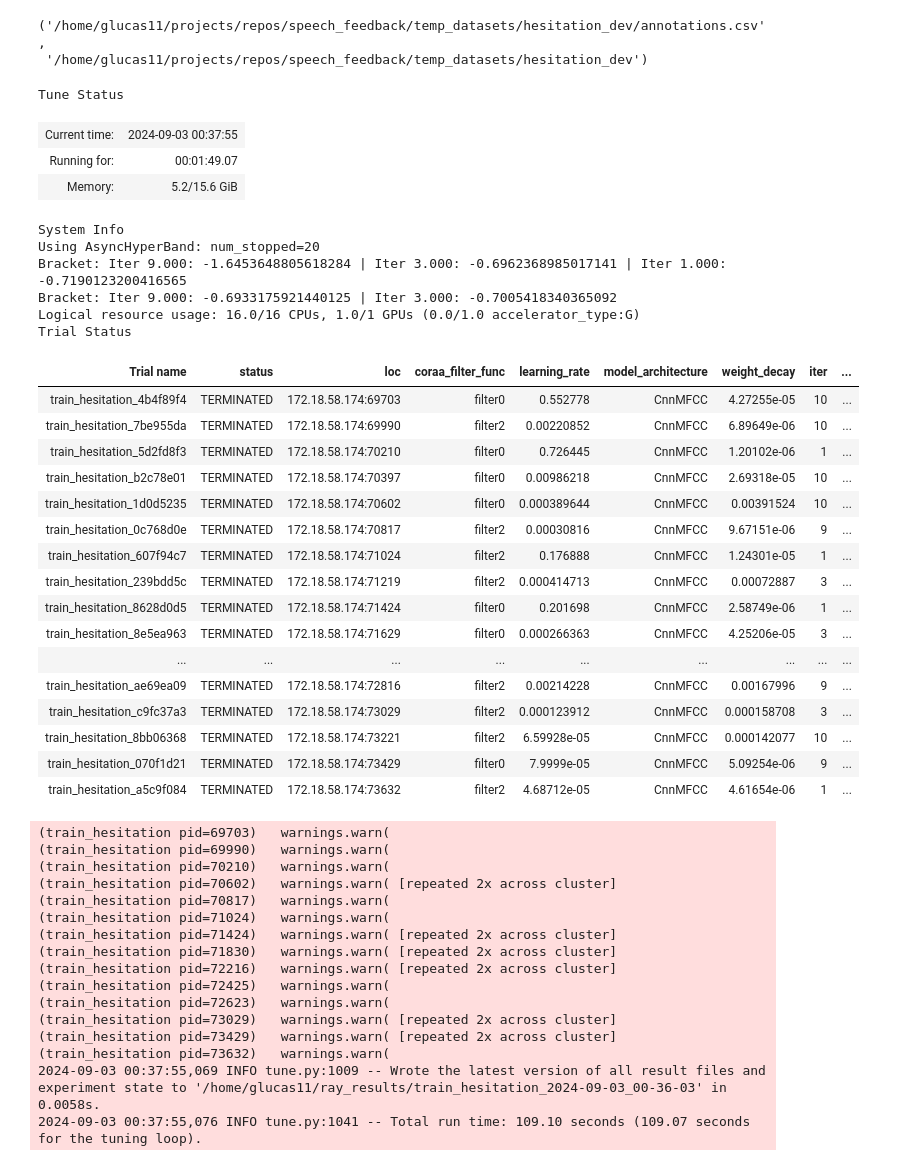
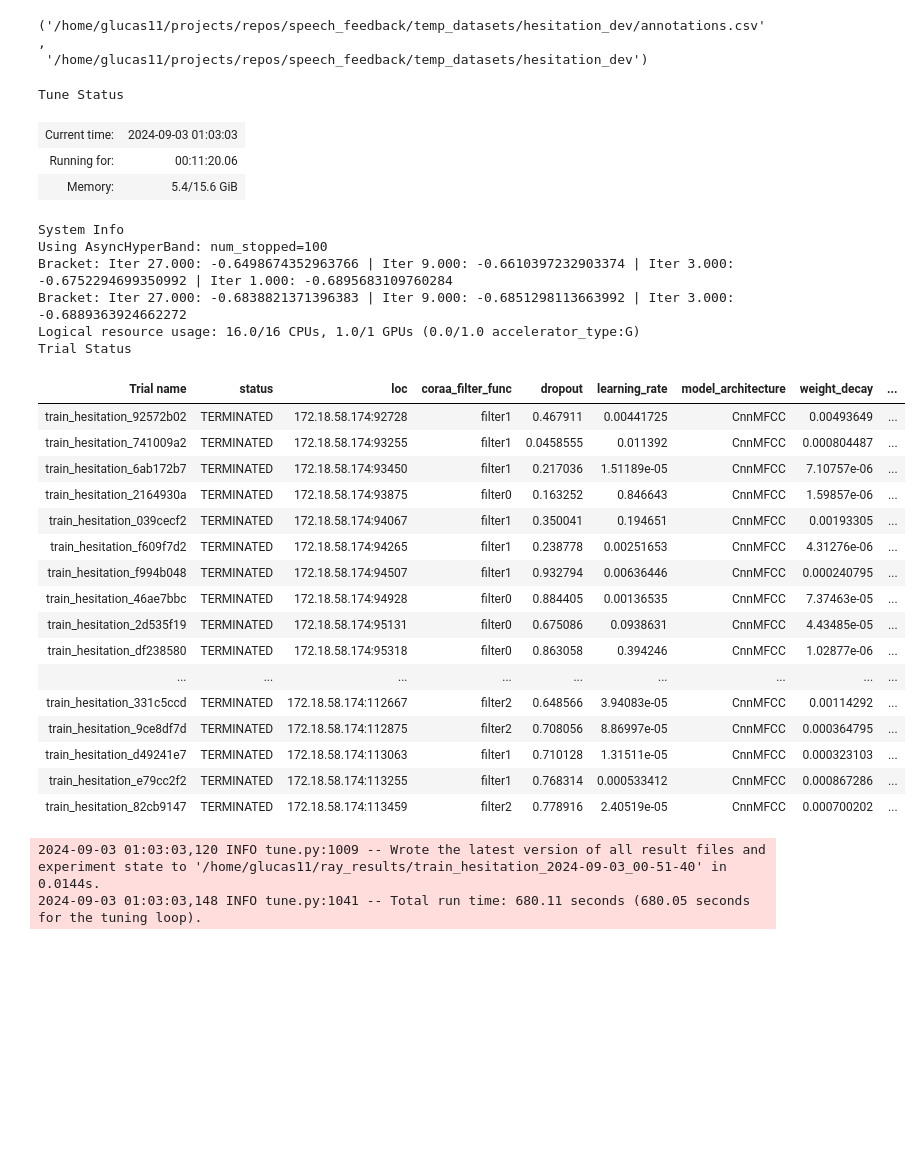
Before and after one commit to glucard/speech_feedback, a Jupyter notebook: hesitation_classifier.ipynb, the cells around one changed output. Saved outputs shown, nothing was run; the diff lists cells and outputs as text; code cells hidden in the pictures; blank space fills up the shorter version.

Commit message:
after train outputs

```diff
--- a/hesitation_classifier.ipynb
+++ b/hesitation_classifier.ipynb
@@ -211,7 +211,7 @@ asas_scheduler = ASHAScheduler(
 	time_attr='training_iteration',
 	metric=metric,
 	mode=mode,
-	max_t=10,
+	max_t=30,
 	grace_period=1,
 	reduction_factor=3,
 	brackets=2
@@ -219,60 +219,46 @@ asas_scheduler = ASHAScheduler(
 # %%
 trainable_with_resources = tune.with_resources(train_hesitation, {"cpu": max_cpus, "gpu": max_gpus})
 
 tuner = tune.Tuner(
 	trainable_with_resources,
 	tune_config=tune.TuneConfig(
-		num_samples=20,
+		num_samples=100,
 		search_alg=optuna_search,
 		scheduler=asas_scheduler
 	),
 	param_space=config,
 )
 results = tuner.fit()
 # %% [output]
 Tune Status
-| Current time: | 2024-09-03 00:37:55 |
-| Running for: | 00:01:49.07 |
-| Memory: | 5.2/15.6 GiB |
+| Current time: | 2024-09-03 01:03:03 |
+| Running for: | 00:11:20.06 |
+| Memory: | 5.4/15.6 GiB |
 System Info
-Using AsyncHyperBand: num_stopped=20
-Bracket: Iter 9.000: -1.6453648805618284 | Iter 3.000: -0.6962368985017141 | Iter 1.000: -0.7190123200416565
-Bracket: Iter 9.000: -0.6933175921440125 | Iter 3.000: -0.7005418340365092
+Using AsyncHyperBand: num_stopped=100
+Bracket: Iter 27.000: -0.6498674352963766 | Iter 9.000: -0.6610397232903374 | Iter 3.000: -0.6752294699350992 | Iter 1.000: -0.6895683109760284
+Bracket: Iter 27.000: -0.6838821371396383 | Iter 9.000: -0.6851298113663992 | Iter 3.000: -0.6889363924662272
 Logical resource usage: 16.0/16 CPUs, 1.0/1 GPUs (0.0/1.0 accelerator_type:G)
 Trial Status
-| Trial name | status | loc | coraa_filter_func | learning_rate | model_architecture | weight_decay | iter | ... |
-| train_hesitation_4b4f89f4 | TERMINATED | 172.18.58.174:69703 | filter0 | 0.552778 | CnnMFCC | 4.27255e-05 | 10 | ... |
-| train_hesitation_7be955da | TERMINATED | 172.18.58.174:69990 | filter2 | 0.00220852 | CnnMFCC | 6.89649e-06 | 10 | ... |
-| train_hesitation_5d2fd8f3 | TERMINATED | 172.18.58.174:70210 | filter0 | 0.726445 | CnnMFCC | 1.20102e-06 | 1 | ... |
-| train_hesitation_b2c78e01 | TERMINATED | 172.18.58.174:70397 | filter0 | 0.00986218 | CnnMFCC | 2.69318e-05 | 10 | ... |
-| train_hesitation_1d0d5235 | TERMINATED | 172.18.58.174:70602 | filter0 | 0.000389644 | CnnMFCC | 0.00391524 | 10 | ... |
-| train_hesitation_0c768d0e | TERMINATED | 172.18.58.174:70817 | filter2 | 0.00030816 | CnnMFCC | 9.67151e-06 | 9 | ... |
-| train_hesitation_607f94c7 | TERMINATED | 172.18.58.174:71024 | filter2 | 0.176888 | CnnMFCC | 1.24301e-05 | 1 | ... |
-| train_hesitation_239bdd5c | TERMINATED | 172.18.58.174:71219 | filter2 | 0.000414713 | CnnMFCC | 0.00072887 | 3 | ... |
-| train_hesitation_8628d0d5 | TERMINATED | 172.18.58.174:71424 | filter0 | 0.201698 | CnnMFCC | 2.58749e-06 | 1 | ... |
-| train_hesitation_8e5ea963 | TERMINATED | 172.18.58.174:71629 | filter0 | 0.000266363 | CnnMFCC | 4.25206e-05 | 3 | ... |
+| Trial name | status | loc | coraa_filter_func | dropout | learning_rate | model_architecture | weight_decay | ... |
+| train_hesitation_92572b02 | TERMINATED | 172.18.58.174:92728 | filter1 | 0.467911 | 0.00441725 | CnnMFCC | 0.00493649 | ... |
+| train_hesitation_741009a2 | TERMINATED | 172.18.58.174:93255 | filter1 | 0.0458555 | 0.011392 | CnnMFCC | 0.000804487 | ... |
+| train_hesitation_6ab172b7 | TERMINATED | 172.18.58.174:93450 | filter1 | 0.217036 | 1.51189e-05 | CnnMFCC | 7.10757e-06 | ... |
+| train_hesitation_2164930a | TERMINATED | 172.18.58.174:93875 | filter0 | 0.163252 | 0.846643 | CnnMFCC | 1.59857e-06 | ... |
+| train_hesitation_039cecf2 | TERMINATED | 172.18.58.174:94067 | filter1 | 0.350041 | 0.194651 | CnnMFCC | 0.00193305 | ... |
+| train_hesitation_f609f7d2 | TERMINATED | 172.18.58.174:94265 | filter1 | 0.238778 | 0.00251653 | CnnMFCC | 4.31276e-06 | ... |
+| train_hesitation_f994b048 | TERMINATED | 172.18.58.174:94507 | filter1 | 0.932794 | 0.00636446 | CnnMFCC | 0.000240795 | ... |
+| train_hesitation_46ae7bbc | TERMINATED | 172.18.58.174:94928 | filter0 | 0.884405 | 0.00136535 | CnnMFCC | 7.37463e-05 | ... |
+| train_hesitation_2d535f19 | TERMINATED | 172.18.58.174:95131 | filter0 | 0.675086 | 0.0938631 | CnnMFCC | 4.43485e-05 | ... |
+| train_hesitation_df238580 | TERMINATED | 172.18.58.174:95318 | filter0 | 0.863058 | 0.394246 | CnnMFCC | 1.02877e-06 | ... |
 | ... | ... | ... | ... | ... | ... | ... | ... | ... |
-| train_hesitation_ae69ea09 | TERMINATED | 172.18.58.174:72816 | filter2 | 0.00214228 | CnnMFCC | 0.00167996 | 9 | ... |
-| train_hesitation_c9fc37a3 | TERMINATED | 172.18.58.174:73029 | filter2 | 0.000123912 | CnnMFCC | 0.000158708 | 3 | ... |
-| train_hesitation_8bb06368 | TERMINATED | 172.18.58.174:73221 | filter2 | 6.59928e-05 | CnnMFCC | 0.000142077 | 10 | ... |
-| train_hesitation_070f1d21 | TERMINATED | 172.18.58.174:73429 | filter0 | 7.9999e-05 | CnnMFCC | 5.09254e-06 | 9 | ... |
-| train_hesitation_a5c9f084 | TERMINATED | 172.18.58.174:73632 | filter2 | 4.68712e-05 | CnnMFCC | 4.61654e-06 | 1 | ... |
+| train_hesitation_331c5ccd | TERMINATED | 172.18.58.174:112667 | filter2 | 0.648566 | 3.94083e-05 | CnnMFCC | 0.00114292 | ... |
+| train_hesitation_9ce8df7d | TERMINATED | 172.18.58.174:112875 | filter2 | 0.708056 | 8.86997e-05 | CnnMFCC | 0.000364795 | ... |
+| train_hesitation_d49241e7 | TERMINATED | 172.18.58.174:113063 | filter1 | 0.710128 | 1.31511e-05 | CnnMFCC | 0.000323103 | ... |
+| train_hesitation_e79cc2f2 | TERMINATED | 172.18.58.174:113255 | filter1 | 0.768314 | 0.000533412 | CnnMFCC | 0.000867286 | ... |
+| train_hesitation_82cb9147 | TERMINATED | 172.18.58.174:113459 | filter2 | 0.778916 | 2.40519e-05 | CnnMFCC | 0.000700202 | ... |
-(train_hesitation pid=69703)   warnings.warn(
-(train_hesitation pid=69990)   warnings.warn(
-(train_hesitation pid=70210)   warnings.warn(
-(train_hesitation pid=70602)   warnings.warn( [repeated 2x across cluster]
-(train_hesitation pid=70817)   warnings.warn(
-(train_hesitation pid=71024)   warnings.warn(
-(train_hesitation pid=71424)   warnings.warn( [repeated 2x across cluster]
-(train_hesitation pid=71830)   warnings.warn( [repeated 2x across cluster]
-(train_hesitation pid=72216)   warnings.warn( [repeated 2x across cluster]
-(train_hesitation pid=72425)   warnings.warn(
-(train_hesitation pid=72623)   warnings.warn(
-(train_hesitation pid=73029)   warnings.warn( [repeated 2x across cluster]
-(train_hesitation pid=73429)   warnings.warn( [repeated 2x across cluster]
-(train_hesitation pid=73632)   warnings.warn(
-2024-09-03 00:37:55,069 INFO tune.py:1009 -- Wrote the latest version of all result files and experiment state to '/home/glucas11/ray_results/train_hesitation_2024-09-03_00-36-03' in 0.0058s.
-2024-09-03 00:37:55,076 INFO tune.py:1041 -- Total run time: 109.10 seconds (109.07 seconds for the tuning loop).
+2024-09-03 01:03:03,120 INFO tune.py:1009 -- Wrote the latest version of all result files and experiment state to '/home/glucas11/ray_results/train_hesitation_2024-09-03_00-51-40' in 0.0144s.
+2024-09-03 01:03:03,148 INFO tune.py:1041 -- Total run time: 680.11 seconds (680.05 seconds for the tuning loop).
 # %%
 results.get_dataframe().to_csv("raytune_results.csv")
 # %%
```
Also changed, not shown: parts of 4 cells of this notebook.
